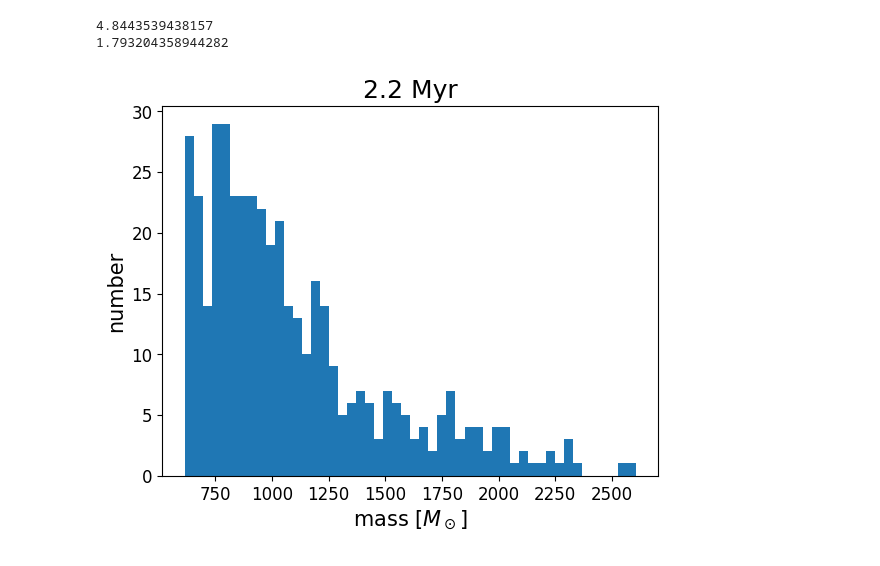
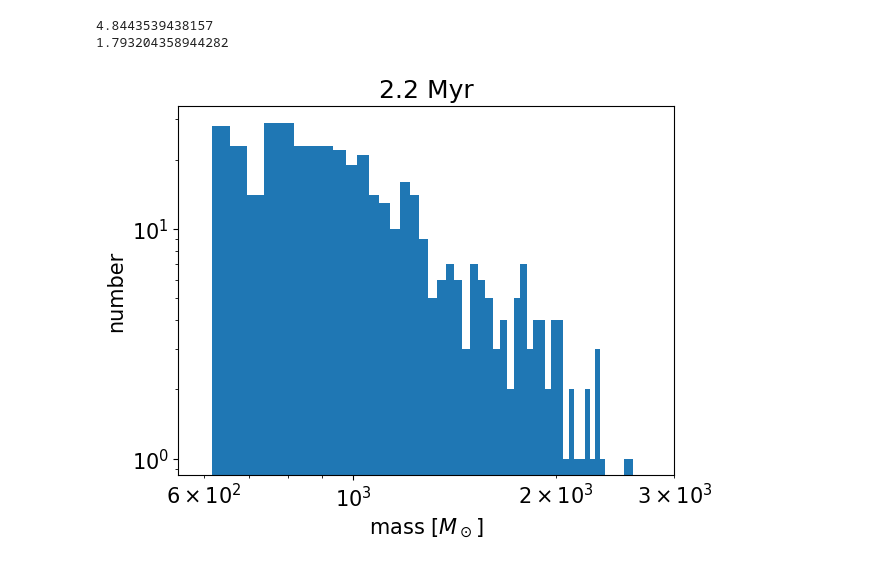
Before and after one commit to kotora260/StarGen, a Jupyter notebook: dendro2D_2800.ipynb, the cells around one changed output. Drawn from its saved outputs; the diff is of its cells as text; code cells hidden in the pictures.

```diff
--- a/dendro2D_2800.ipynb
+++ b/dendro2D_2800.ipynb
@@ -403,24 +403,22 @@ print(branch_vir_ave)
 4.8443539438157
 1.793204358944282
 # %%
-# トランクのインデックスを取得します。通常、トランクは最初のインデックス（0）になりますが、
-# dendrogramの構造によって異なる場合があるため、確認が必要です。
-trunk_index = 0  # トランクのインデックスを設定
+trunk_index = 0
 
-# トランクのマスクを取得します。
 trunk_structure = dendro_2800[trunk_index]
 trunk_mask = trunk_structure.get_mask()
 
-# 積分強度マップからトランクに含まれるピクセルの強度値を抽出します。
 trunk_intensities = int_map_2800[trunk_mask] / 0.65
 
-# 強度値のヒストグラムを作成します。
 plt.figure()
-plt.hist(trunk_intensities.flatten(), bins=50)  # binsはヒストグラムのビンの数を指定します。
+plt.hist(trunk_intensities.flatten(), bins=50, log=True)
+plt.xscale('log')
+plt.xlim(550, 3000)
+
+plt.rcParams["font.size"] = 15
 plt.title('2.2 Myr')
 plt.xlabel('mass [$M_\odot$]')
 plt.ylabel('number')
-plt.tick_params(labelsize=12)
 plt.savefig('trunk_int_2800', bbox_inches='tight')
 # %% [output]
-[figure, old version]
+[figure, new version]
```
Also changed, not shown: 7 other files.
